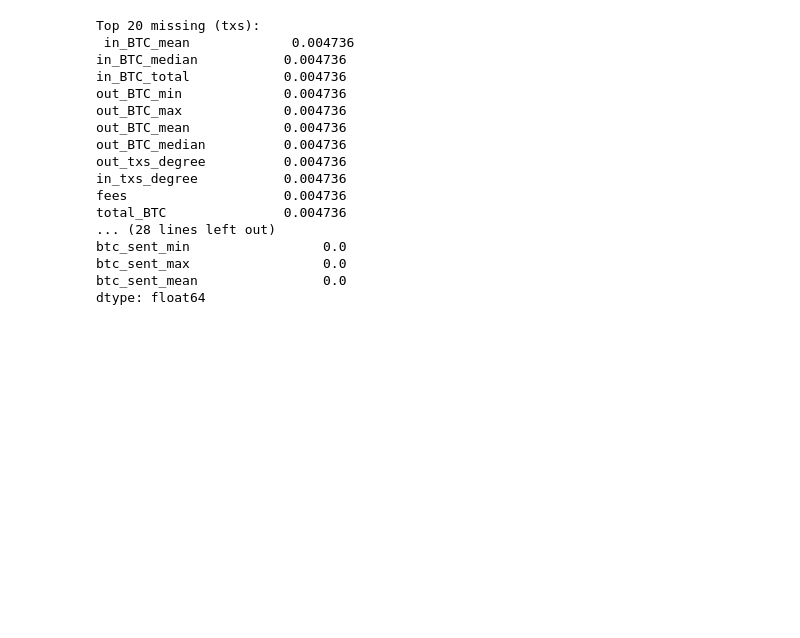
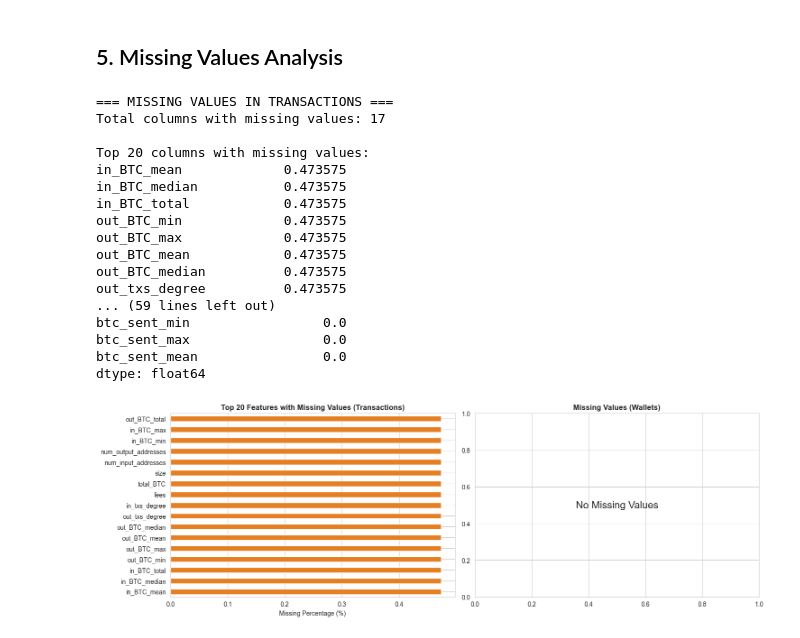
Before and after one commit to NehorayChalfon0166/final_project, a Jupyter notebook: Elipticpp_EDA.ipynb, the cells around one changed output. Cells and saved outputs as stored; diff of their text form; code cells hidden in the pictures; blank space fills up the shorter version.

```diff
--- a/Elipticpp_EDA.ipynb
+++ b/Elipticpp_EDA.ipynb
@@ -104,25 +255,64 @@ Name: count, dtype: int64
+# %% [markdown]
+## 5. Missing Values Analysis
 # %%
-# C. Missing values
-tx_missing = txs.isna().mean().sort_values(ascending=False)
-print("Top 20 missing (txs):\n", tx_missing.head(20))
+# Missing values analysis
+print("=== MISSING VALUES IN TRANSACTIONS ===")
+tx_missing = txs.isna().sum()
+tx_missing_pct = (tx_missing / len(txs) * 100).sort_values(ascending=False)
+print(f"Total columns with missing values: {(tx_missing > 0).sum()}")
+print(f"\nTop 20 columns with missing values:")
+print(tx_missing_pct.head(20))
 
-wallet_missing = wallets.isna().mean().sort_values(ascending=False)
-print("Top 20 missing (wallets):\n", wallet_missing.head(20))
+print("\n=== MISSING VALUES IN WALLETS ===")
+wallet_missing = wallets.isna().sum()
+wallet_missing_pct = (wallet_missing / len(wallets) * 100).sort_values(ascending=False)
+print(f"Total columns with missing values: {(wallet_missing > 0).sum()}")
+print(f"\nTop 20 columns with missing values:")
+print(wallet_missing_pct.head(20))
+
+# Visualize missing values
+fig, axes = plt.subplots(1, 2, figsize=(15, 5))
+
+# Transactions
+if tx_missing_pct[tx_missing_pct > 0].shape[0] > 0:
+    top_missing_tx = tx_missing_pct[tx_missing_pct > 0].head(20)
+    top_missing_tx.plot(kind='barh', ax=axes[0], color='#e67e22')
+    axes[0].set_title("Top 20 Features with Missing Values (Transactions)",
+                     fontsize=12, fontweight='bold')
+    axes[0].set_xlabel("Missing Percentage (%)")
+else:
+    axes[0].text(0.5, 0.5, 'No Missing Values', ha='center', va='center', fontsize=16)
+    axes[0].set_title("Missing Values (Transactions)", fontsize=12, fontweight='bold')
+
+# Wallets
+if wallet_missing_pct[wallet_missing_pct > 0].shape[0] > 0:
+    top_missing_wallet = wallet_missing_pct[wallet_missing_pct > 0].head(20)
+    top_missing_wallet.plot(kind='barh', ax=axes[1], color='#9b59b6')
+    axes[1].set_title("Top 20 Features with Missing Values (Wallets)",
+                     fontsize=12, fontweight='bold')
+    axes[1].set_xlabel("Missing Percentage (%)")
+else:
+    axes[1].text(0.5, 0.5, 'No Missing Values', ha='center', va='center', fontsize=16)
+    axes[1].set_title("Missing Values (Wallets)", fontsize=12, fontweight='bold')
+
+plt.tight_layout()
+plt.show()
 # %% [output]
-Top 20 missing (txs):
- in_BTC_mean             0.004736
-in_BTC_median           0.004736
-in_BTC_total            0.004736
-out_BTC_min             0.004736
-out_BTC_max             0.004736
-out_BTC_mean            0.004736
-out_BTC_median          0.004736
-out_txs_degree          0.004736
-in_txs_degree           0.004736
-fees                    0.004736
-total_BTC               0.004736
-... (28 lines left out)
+=== MISSING VALUES IN TRANSACTIONS ===
+Total columns with missing values: 17
+
+Top 20 columns with missing values:
+in_BTC_mean             0.473575
+in_BTC_median           0.473575
+in_BTC_total            0.473575
+out_BTC_min             0.473575
+out_BTC_max             0.473575
+out_BTC_mean            0.473575
+out_BTC_median          0.473575
+out_txs_degree          0.473575
+... (59 lines left out)
 btc_sent_min                 0.0
 btc_sent_max                 0.0
 btc_sent_mean                0.0
 dtype: float64
+[figure, added]
```
Also changed, not shown: parts of 28 cells of this notebook.
